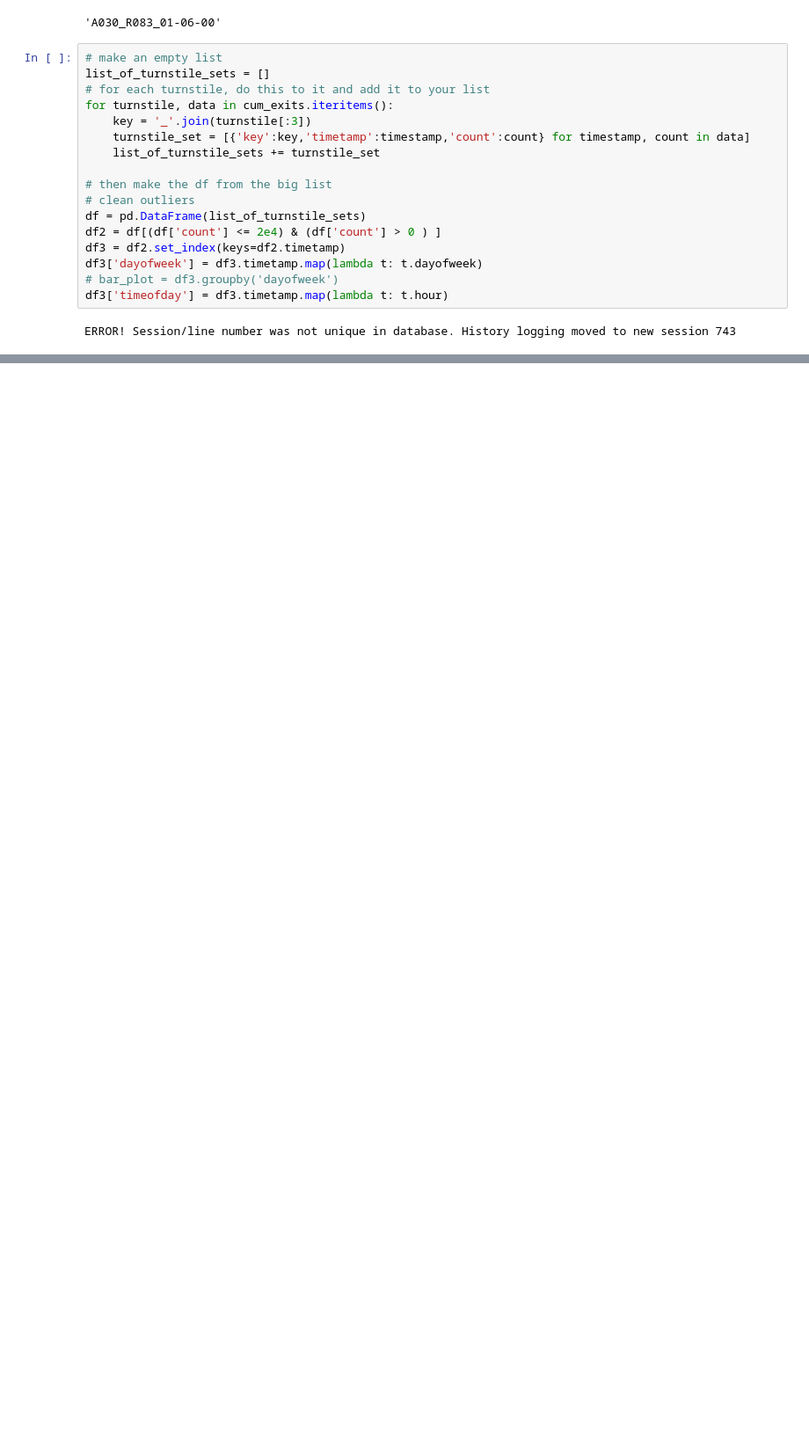
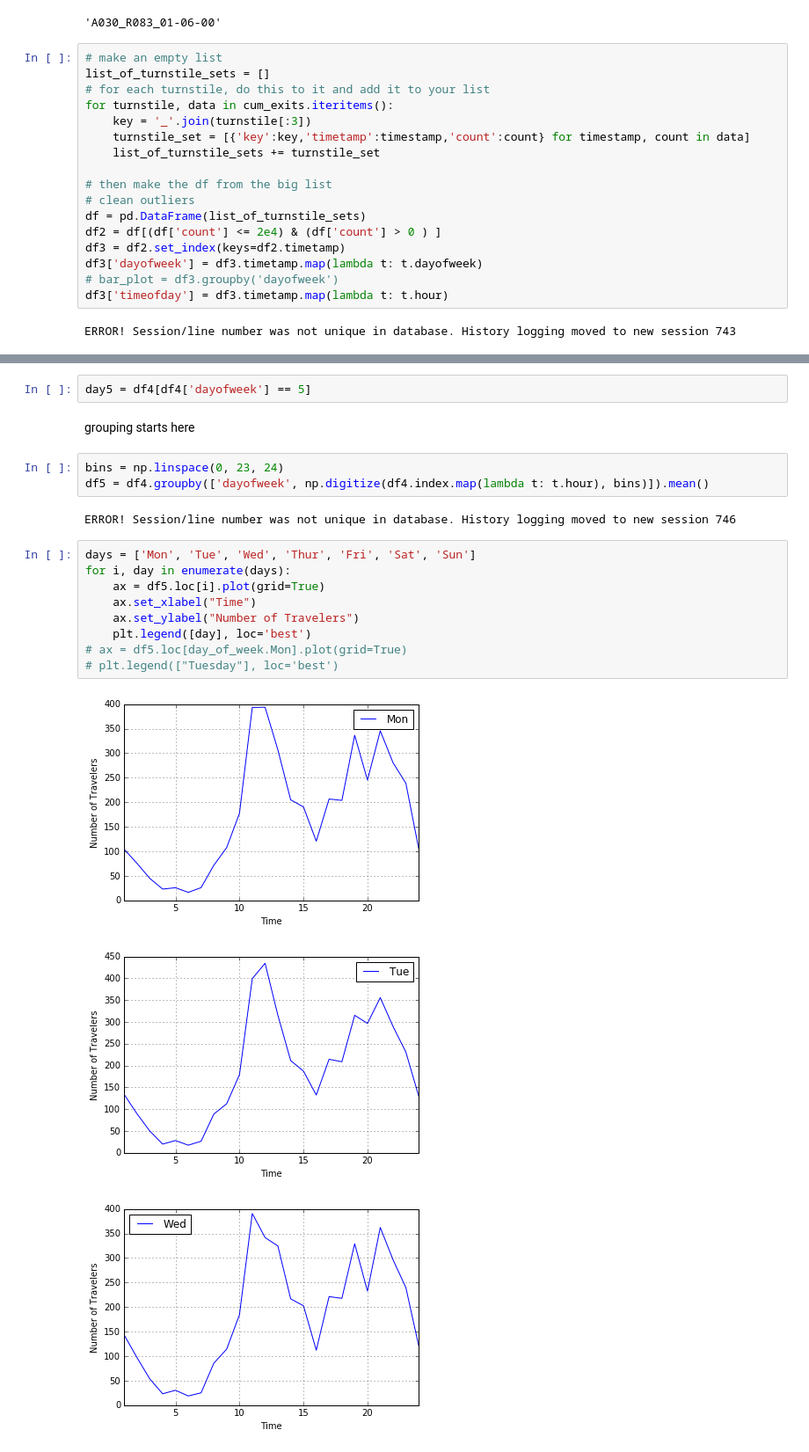
Before and after one commit to Ryanglambert/metis_challenges, a Jupyter notebook: challenge1/Project Benson Data.ipynb, the cells around one changed output, grey strips where cells are left out. Shown at 88% size. Cells and saved outputs as stored; diff of their text form; blank space fills up the shorter version.

```diff
--- a/challenge1/Project Benson Data.ipynb
+++ b/challenge1/Project Benson Data.ipynb
@@ -250,0 +202,22 @@ KeyboardInterrupt:
+# %%
+day5 = df4[df4['dayofweek'] == 5]
+# %% [markdown]
+grouping starts here
+# %%
+bins = np.linspace(0, 23, 24)
+df5 = df4.groupby(['dayofweek', np.digitize(df4.index.map(lambda t: t.hour), bins)]).mean()
+# %% [output]
+ERROR! Session/line number was not unique in database. History logging moved to new session 746
+# %%
+days = ['Mon', 'Tue', 'Wed', 'Thur', 'Fri', 'Sat', 'Sun']
+for i, day in enumerate(days):
+    ax = df5.loc[i].plot(grid=True)
+    ax.set_xlabel("Time")
+    ax.set_ylabel("Number of Travelers")
+    plt.legend([day], loc='best')
+# ax = df5.loc[day_of_week.Mon].plot(grid=True)
+# plt.legend(["Tuesday"], loc='best')
+# %% [output]
+[figure, added]
+[figure, added]
+[figure, added]
```
Also changed, not shown: parts of 19 cells of this notebook.
